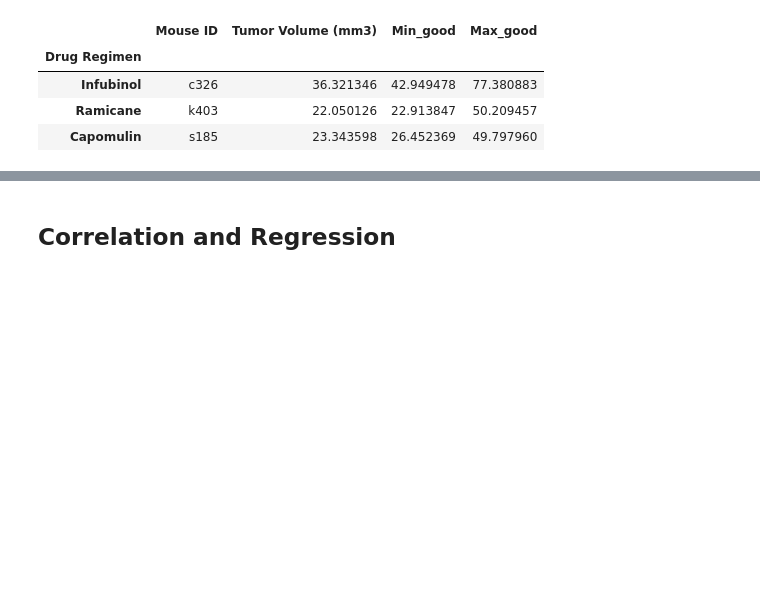
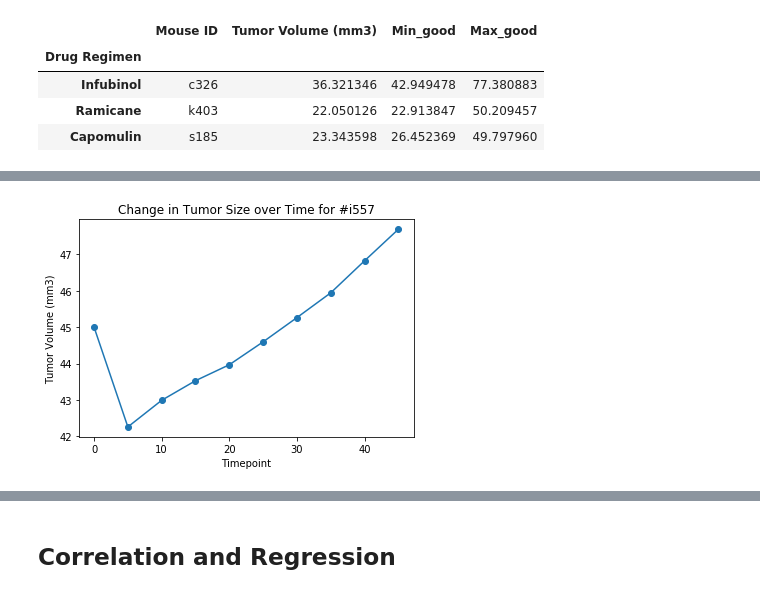
Before and after one commit to OswaldDB/matplotlib-challenge, a Jupyter notebook: pymaceuticals_starter.ipynb, the cells around one changed output, grey strips where cells are left out. Drawn from its saved outputs; the diff is of its cells as text; code cells hidden in the pictures; blank space fills up the shorter version.

```diff
--- a/pymaceuticals_starter.ipynb
+++ b/pymaceuticals_starter.ipynb
@@ -263,4 +270,12 @@ outliers_df
 # %%
 # Generate a line plot of time point versus tumor volume for a mouse treated with Capomulin
+i557_df = clean_df[clean_df["Mouse ID"]=="i557"]
+plt.plot(i557_df["Timepoint"],i557_df["Tumor Volume (mm3)"],marker="o")
+plt.xlabel("Timepoint")
+plt.ylabel("Tumor Volume (mm3)")
+plt.title("Change in Tumor Size over Time for #i557")
+plt.show()
+# %% [output]
+[figure, added]
 # %%
 # Generate a scatter plot of mouse weight versus average tumor volume for the Capomulin regimen
```
Also changed, not shown: parts of 10 cells of this notebook.
